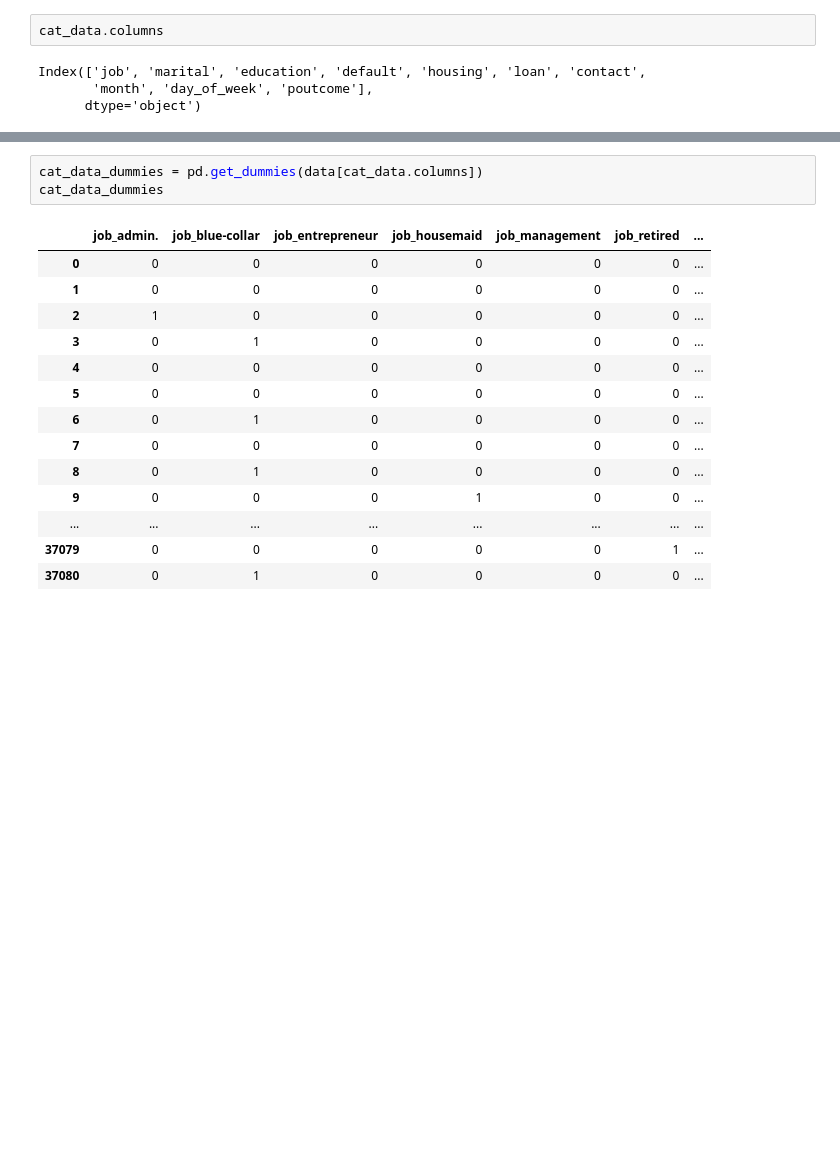
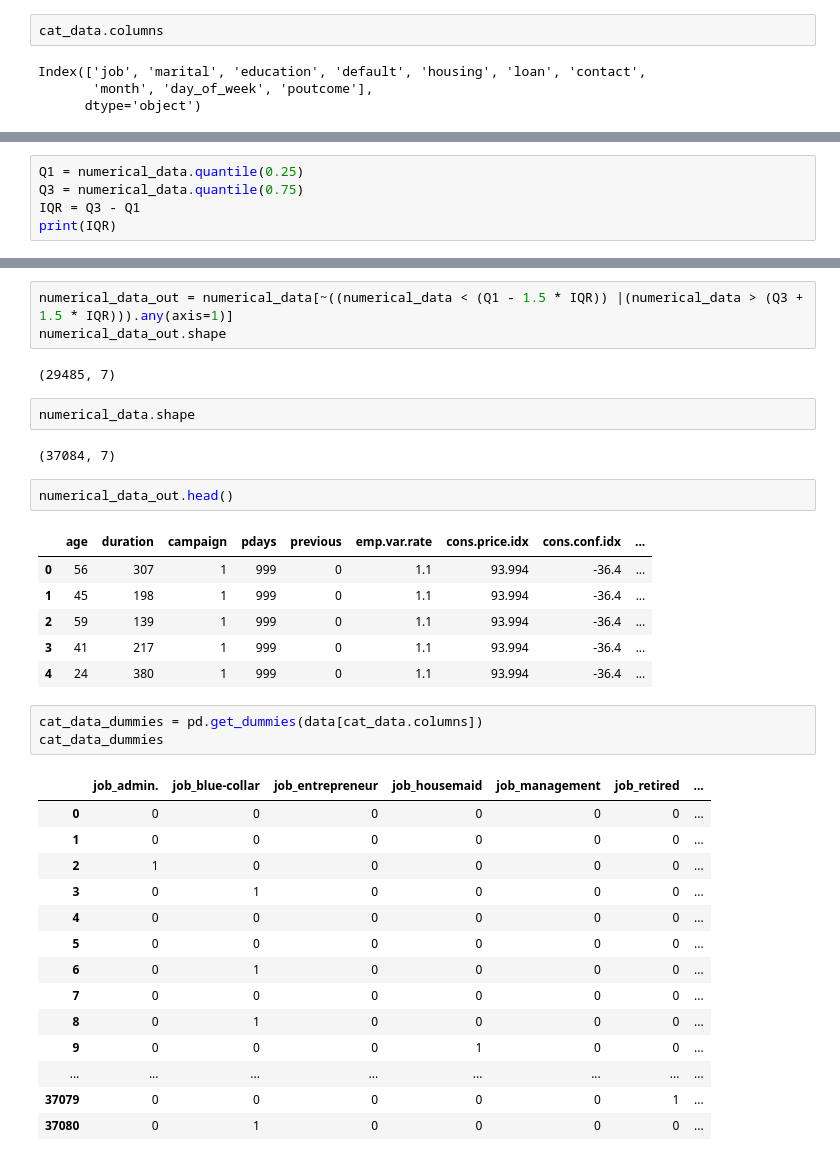
Before and after one commit to yfundorac/final-project, a Jupyter notebook: main.ipynb, the cells around one changed output, grey strips where cells are left out. Drawn from its saved outputs; the diff is of its cells as text; blank space fills up the shorter version.

```diff
--- a/main.ipynb
+++ b/main.ipynb
@@ -194,0 +205,5 @@ array(['services', 'admin.', 'blue-collar', 'technician', 'housemaid',
+# %%
+Q1 = numerical_data.quantile(0.25)
+Q3 = numerical_data.quantile(0.75)
+IQR = Q3 - Q1
+print(IQR)
@@ -195,3 +219,21 @@ array(['services', 'admin.', 'blue-collar', 'technician', 'housemaid',
+# %%
+numerical_data_out = numerical_data[~((numerical_data < (Q1 - 1.5 * IQR)) |(numerical_data > (Q3 + 1.5 * IQR))).any(axis=1)]
+numerical_data_out.shape
+# %% [output]
+(29485, 7)
+# %%
+numerical_data.shape
+# %% [output]
+(37084, 7)
+# %%
+numerical_data_out.head()
+# %% [output]
+|  | age | duration | campaign | pdays | previous | emp.var.rate | cons.price.idx | cons.conf.idx | ... |
+| 0 | 56 | 307 | 1 | 999 | 0 | 1.1 | 93.994 | -36.4 | ... |
+| 1 | 45 | 198 | 1 | 999 | 0 | 1.1 | 93.994 | -36.4 | ... |
+| 2 | 59 | 139 | 1 | 999 | 0 | 1.1 | 93.994 | -36.4 | ... |
+| 3 | 41 | 217 | 1 | 999 | 0 | 1.1 | 93.994 | -36.4 | ... |
+| 4 | 24 | 380 | 1 | 999 | 0 | 1.1 | 93.994 | -36.4 | ... |
 # %%
 cat_data_dummies = pd.get_dummies(data[cat_data.columns])
 cat_data_dummies
```
Also changed, not shown: parts of 6 cells of this notebook, 1 other file.
